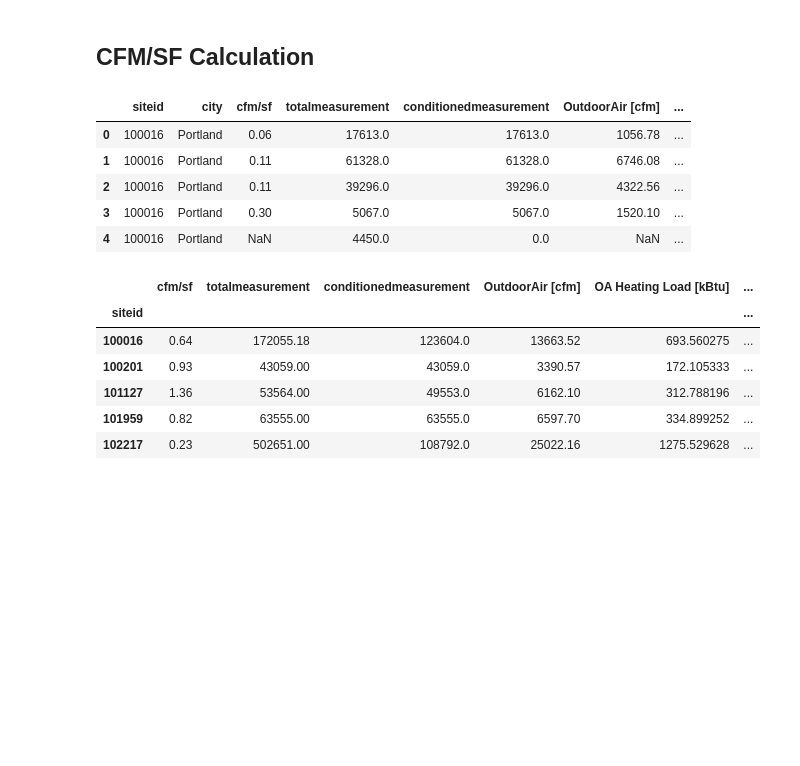
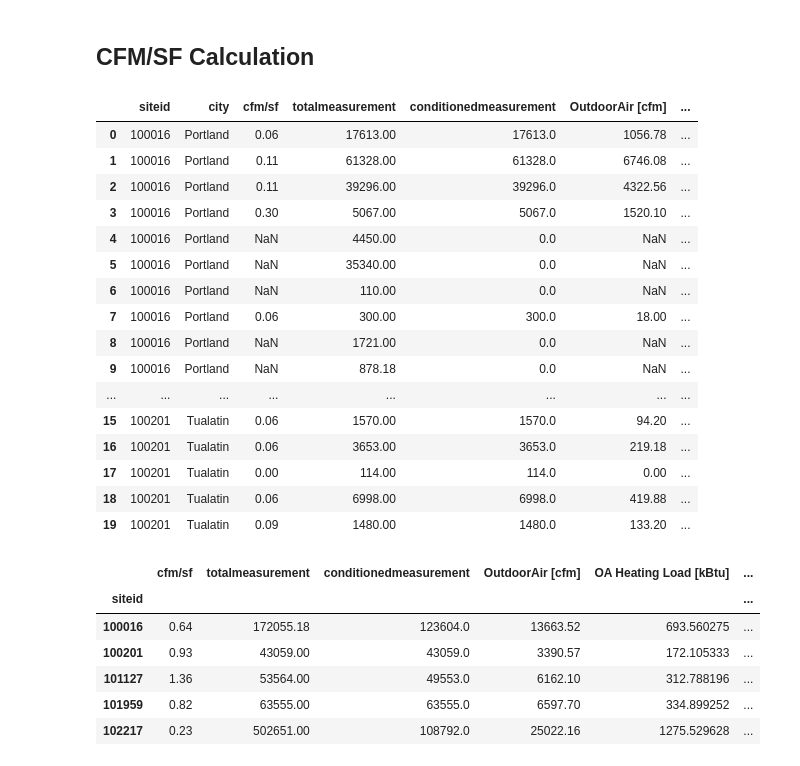
Before and after one commit to sspiel4/OCCE_HVAC_Comparison, a Jupyter notebook: Load - Outdoor Air.ipynb, the cells around one changed output. Drawn from its saved outputs; the diff is of its cells as text; code cells hidden in the pictures; blank space fills up the shorter version.

```diff
--- a/Load - Outdoor Air.ipynb
+++ b/Load - Outdoor Air.ipynb
@@ -35,36 +35,47 @@ row = 5
 # %%
 # text for OA sql query
 sql_query = "SELECT SPACES.siteid, SITE_DETAILS.city, SPACES.[cfm/sf], SPACES.totalmeasurement, SPACES.conditionedmeasurement " #
 sql_query += "FROM SPACES "
 sql_query += "LEFT JOIN SITE_DETAILS "
 sql_query += "ON SPACES.siteid = SITE_DETAILS.siteid"
 
 OA_LOADS = pd.read_sql_query(sql_query, con)
 
 OA_LOADS = OA_LOADS.replace(r'^\s*$', np.nan, regex=True) #replace blank spaces with NaN
 
 # estimate outdoor air
 OA_LOADS['OutdoorAir [cfm]'] = (OA_LOADS['cfm/sf'] * OA_LOADS['totalmeasurement'])
 
 # calculate heating load from OA
 cooling = []
 heating = []
 for i in range(0,len(OA_LOADS)):
     cooling.append((1.08 * OA_LOADS['OutdoorAir [cfm]'][i] * (t_oa_summer[OA_LOADS['city'][i]] - t_stpt)) / 1000)
     heating.append((1.08 * OA_LOADS['OutdoorAir [cfm]'][i] * (t_stpt - t_oa_winter[OA_LOADS['city'][i]])) / 1000)
 
 # append lists to df
 OA_LOADS['OA Heating Load [kBtu]'] = heating
 OA_LOADS['OA Cooling Load [kBtu]'] = cooling
 
-OA_LOADS.head(row)
+OA_LOADS.head(20)
 # %% [output]
 |  | siteid | city | cfm/sf | totalmeasurement | conditionedmeasurement | OutdoorAir [cfm] | ... |
-| 0 | 100016 | Portland | 0.06 | 17613.0 | 17613.0 | 1056.78 | ... |
-| 1 | 100016 | Portland | 0.11 | 61328.0 | 61328.0 | 6746.08 | ... |
-| 2 | 100016 | Portland | 0.11 | 39296.0 | 39296.0 | 4322.56 | ... |
-| 3 | 100016 | Portland | 0.30 | 5067.0 | 5067.0 | 1520.10 | ... |
-| 4 | 100016 | Portland | NaN | 4450.0 | 0.0 | NaN | ... |
+| 0 | 100016 | Portland | 0.06 | 17613.00 | 17613.0 | 1056.78 | ... |
+| 1 | 100016 | Portland | 0.11 | 61328.00 | 61328.0 | 6746.08 | ... |
+| 2 | 100016 | Portland | 0.11 | 39296.00 | 39296.0 | 4322.56 | ... |
+| 3 | 100016 | Portland | 0.30 | 5067.00 | 5067.0 | 1520.10 | ... |
+| 4 | 100016 | Portland | NaN | 4450.00 | 0.0 | NaN | ... |
+| 5 | 100016 | Portland | NaN | 35340.00 | 0.0 | NaN | ... |
+| 6 | 100016 | Portland | NaN | 110.00 | 0.0 | NaN | ... |
+| 7 | 100016 | Portland | 0.06 | 300.00 | 300.0 | 18.00 | ... |
+| 8 | 100016 | Portland | NaN | 1721.00 | 0.0 | NaN | ... |
+| 9 | 100016 | Portland | NaN | 878.18 | 0.0 | NaN | ... |
+| ... | ... | ... | ... | ... | ... | ... | ... |
+| 15 | 100201 | Tualatin | 0.06 | 1570.00 | 1570.0 | 94.20 | ... |
+| 16 | 100201 | Tualatin | 0.06 | 3653.00 | 3653.0 | 219.18 | ... |
+| 17 | 100201 | Tualatin | 0.00 | 114.00 | 114.0 | 0.00 | ... |
+| 18 | 100201 | Tualatin | 0.06 | 6998.00 | 6998.0 | 419.88 | ... |
+| 19 | 100201 | Tualatin | 0.09 | 1480.00 | 1480.0 | 133.20 | ... |
 # %%
 OA_LOADS = OA_LOADS.groupby('siteid').sum()
 OA_LOADS.head(row)
```
Also changed, not shown: parts of 5 cells of this notebook, 7 other files.
